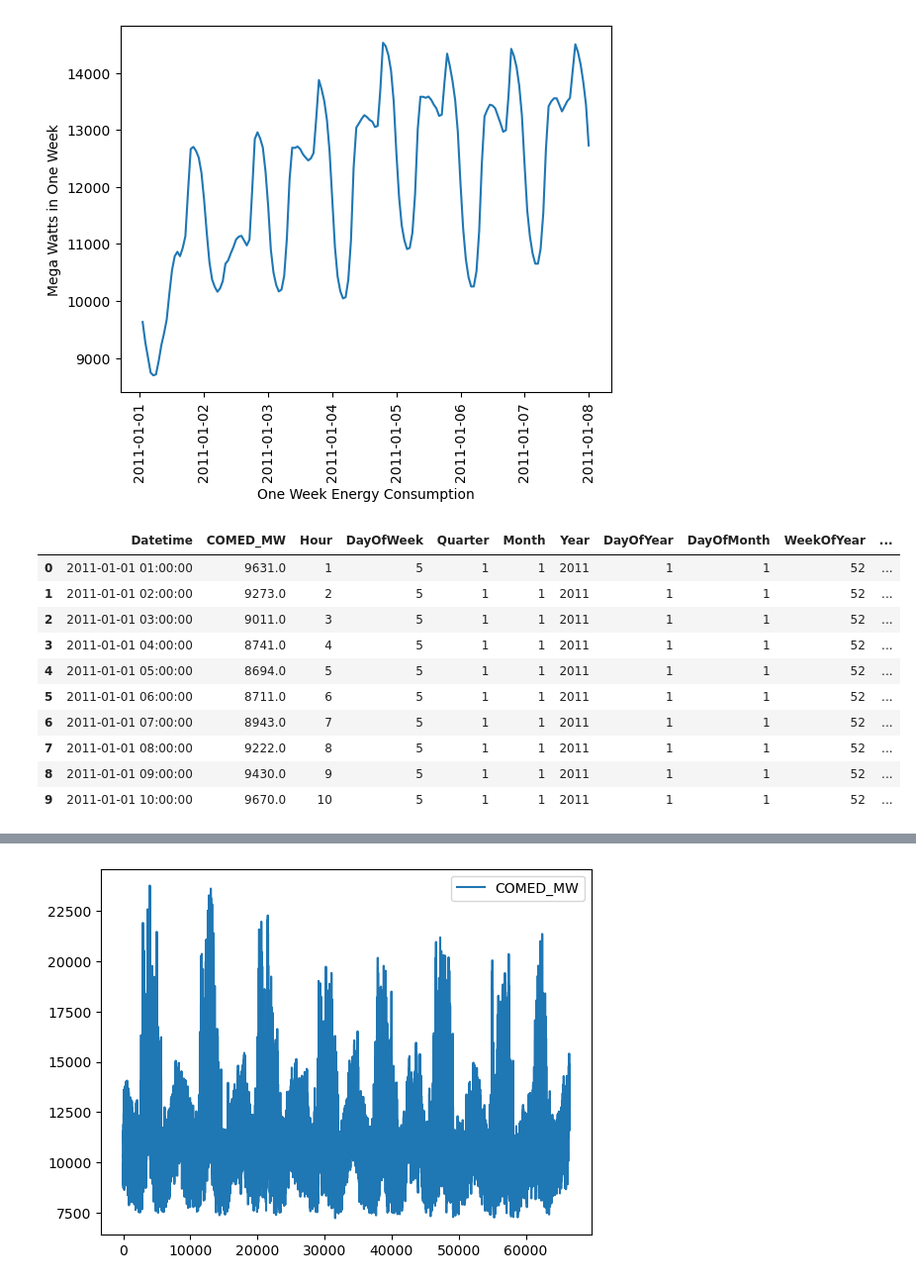
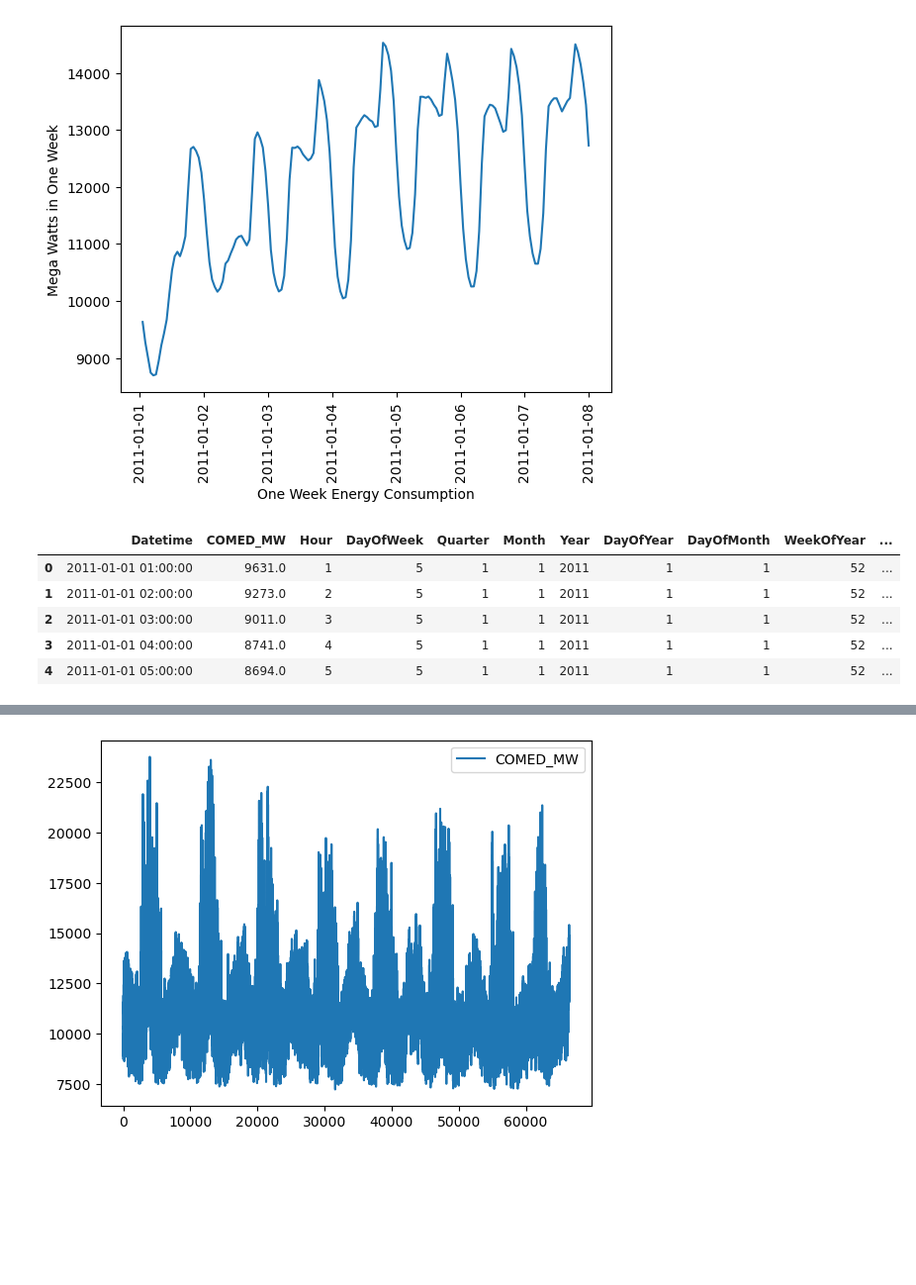
Before and after one commit to mariabaladuggimpudi/ml-practice, a Jupyter notebook: time_series/time_series_exploration_1.ipynb, the cells around one changed output, grey strips where cells are left out. Shown at 99% size. Cells and saved outputs as stored; diff of their text form; code cells hidden in the pictures; blank space fills up the shorter version.

```diff
--- a/time_series/time_series_exploration_1.ipynb
+++ b/time_series/time_series_exploration_1.ipynb
@@ -82,17 +82,12 @@ def create_features(df):
     return df
 
 df_comed = create_features(df_comed)
-# %%
-df_comed.head(10)
-# %% [output]
-|  | Datetime | COMED_MW | Hour | DayOfWeek | Quarter | Month | Year | DayOfYear | DayOfMonth | WeekOfYear | ... |
-| 0 | 2011-01-01 01:00:00 | 9631.0 | 1 | 5 | 1 | 1 | 2011 | 1 | 1 | 52 | ... |
-| 1 | 2011-01-01 02:00:00 | 9273.0 | 2 | 5 | 1 | 1 | 2011 | 1 | 1 | 52 | ... |
-| 2 | 2011-01-01 03:00:00 | 9011.0 | 3 | 5 | 1 | 1 | 2011 | 1 | 1 | 52 | ... |
-| 3 | 2011-01-01 04:00:00 | 8741.0 | 4 | 5 | 1 | 1 | 2011 | 1 | 1 | 52 | ... |
-| 4 | 2011-01-01 05:00:00 | 8694.0 | 5 | 5 | 1 | 1 | 2011 | 1 | 1 | 52 | ... |
-| 5 | 2011-01-01 06:00:00 | 8711.0 | 6 | 5 | 1 | 1 | 2011 | 1 | 1 | 52 | ... |
-| 6 | 2011-01-01 07:00:00 | 8943.0 | 7 | 5 | 1 | 1 | 2011 | 1 | 1 | 52 | ... |
-| 7 | 2011-01-01 08:00:00 | 9222.0 | 8 | 5 | 1 | 1 | 2011 | 1 | 1 | 52 | ... |
-| 8 | 2011-01-01 09:00:00 | 9430.0 | 9 | 5 | 1 | 1 | 2011 | 1 | 1 | 52 | ... |
-| 9 | 2011-01-01 10:00:00 | 9670.0 | 10 | 5 | 1 | 1 | 2011 | 1 | 1 | 52 | ... |
+# %%
+df_comed.head()
+# %% [output]
+|  | Datetime | COMED_MW | Hour | DayOfWeek | Quarter | Month | Year | DayOfYear | DayOfMonth | WeekOfYear | ... |
+| 0 | 2011-01-01 01:00:00 | 9631.0 | 1 | 5 | 1 | 1 | 2011 | 1 | 1 | 52 | ... |
+| 1 | 2011-01-01 02:00:00 | 9273.0 | 2 | 5 | 1 | 1 | 2011 | 1 | 1 | 52 | ... |
+| 2 | 2011-01-01 03:00:00 | 9011.0 | 3 | 5 | 1 | 1 | 2011 | 1 | 1 | 52 | ... |
+| 3 | 2011-01-01 04:00:00 | 8741.0 | 4 | 5 | 1 | 1 | 2011 | 1 | 1 | 52 | ... |
+| 4 | 2011-01-01 05:00:00 | 8694.0 | 5 | 5 | 1 | 1 | 2011 | 1 | 1 | 52 | ... |
```
Also changed, not shown: parts of 2 cells of this notebook, 2 other files.
